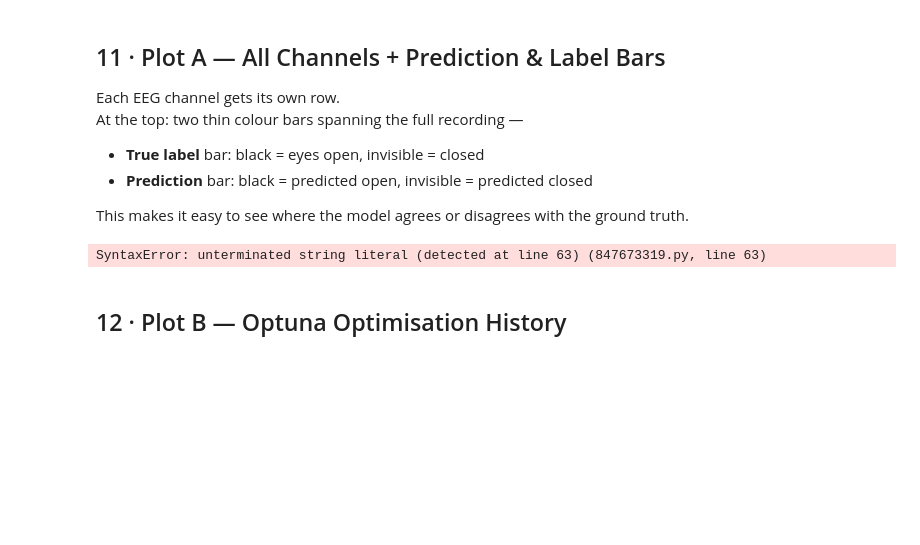
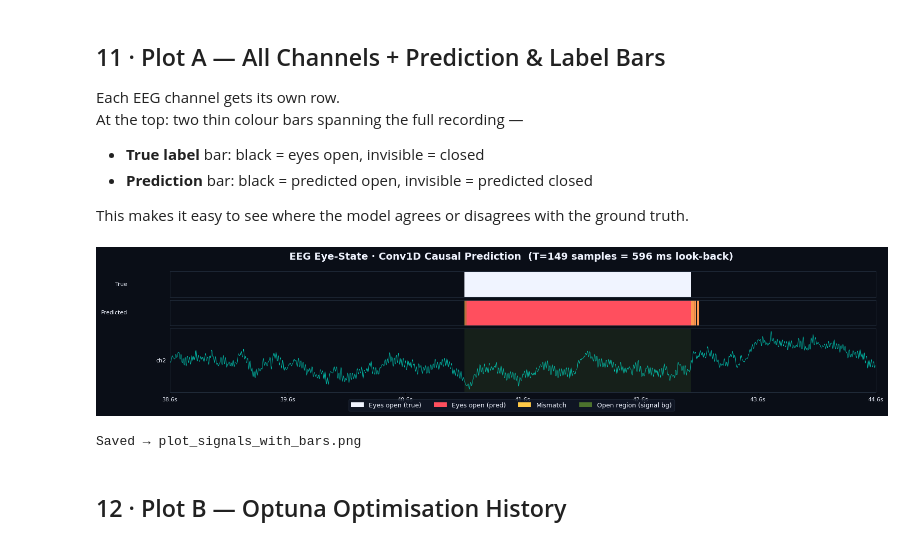
Before and after one commit to ViniciusLima94/EEG, a Jupyter notebook: notebooks/eeg_conv1d_causal.ipynb, the cells around one changed output. Cells and saved outputs as stored; diff of their text form; code cells hidden in the pictures; blank space fills up the shorter version.

```diff
--- a/notebooks/eeg_conv1d_causal.ipynb
+++ b/notebooks/eeg_conv1d_causal.ipynb
@@ -655,8 +655,7 @@ def draw_bar(ax, labels, colour, title):
                   rotation=0, ha="right", va="center", labelpad=60)
 
 # ── row 0: true label bar ─────────────────────────────────────────────────
-draw_bar(axes[0], true_seg, colour=WHITE,  title=True
-label")
+draw_bar(axes[0], true_seg, colour=WHITE,  title=True)
 
 # ── row 1: prediction bar ─────────────────────────────────────────────────
 draw_bar(axes[1], pred_seg, colour=CORAL, title="Predicted")
@@ -684,34 +683,35 @@ for ch_i, (ax, ch_name) in enumerate(zip(axes[2:], EEG_COLS)):
     ax.set_xticks([])
     for sp in ax.spines.values():
         sp.set_color(EDGE)
     ax.set_ylabel(ch_name, color=WHITE, fontsize=8,
                   rotation=0, ha="right", va="center", labelpad=5)
 
 # ── x-axis labels on the last row ────────────────────────────────────────
 tick_samples = np.linspace(0, L, 7, dtype=int)
 tick_seconds = np.round((tick_samples + sig_start) / FS, 1)
 axes[-1].set_xticks(tick_samples)
 axes[-1].set_xticklabels([f"{s}s" for s in tick_seconds], color=WHITE, fontsize=8)
 
 # ── legend ────────────────────────────────────────────────────────────────
 from matplotlib.patches import Patch
 legend_elements = [
     Patch(facecolor=WHITE,  label="Eyes open (true)"),
     Patch(facecolor=CORAL,  label="Eyes open (pred)"),
     Patch(facecolor=GOLD,   label="Mismatch"),
     Patch(facecolor=LIME,   alpha=0.4, label="Open region (signal bg)"),
 ]
 fig.legend(handles=legend_elements, loc="lower center", ncol=4,
            facecolor=CARD, labelcolor=WHITE, edgecolor=EDGE,
            fontsize=9, bbox_to_anchor=(0.5, -0.03))
 
 plt.tight_layout()
 plt.savefig("plot_signals_with_bars.png", dpi=150,
             bbox_inches="tight", facecolor=DARK)
 plt.show()
 print("Saved → plot_signals_with_bars.png")
 # %% [output]
+[figure, added]
-SyntaxError: unterminated string literal (detected at line 63) (847673319.py, line 63)
+Saved → plot_signals_with_bars.png
 # %% [markdown]
 ## 12 · Plot B — Optuna Optimisation History
 # %%
```
Also changed, not shown: parts of 5 cells of this notebook.
